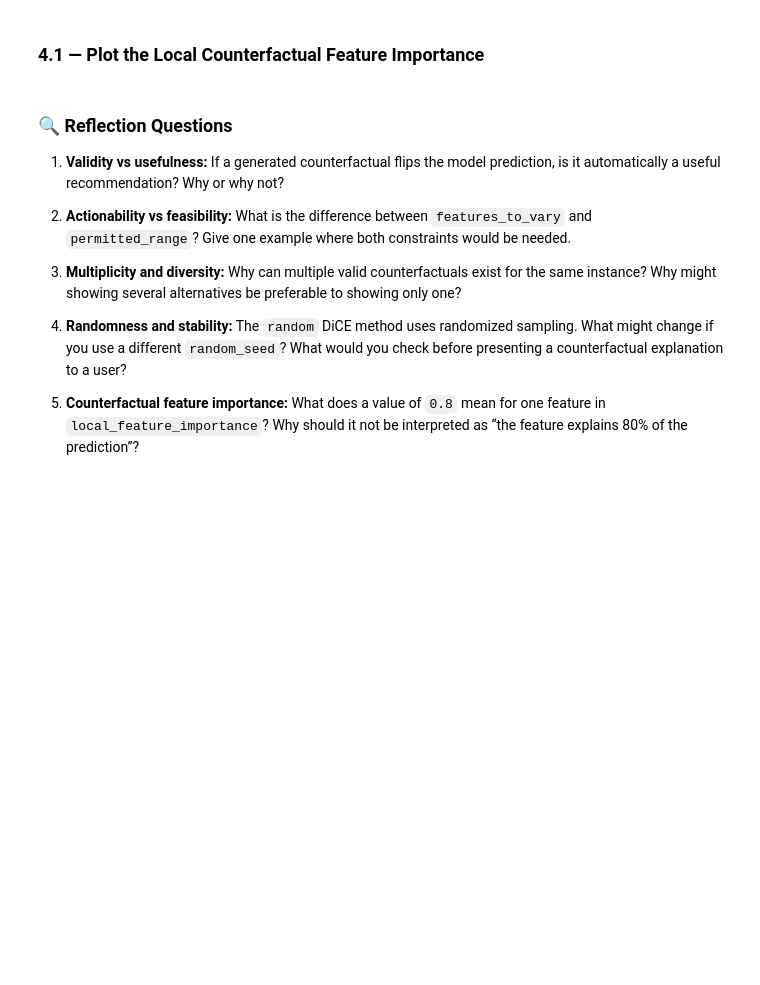
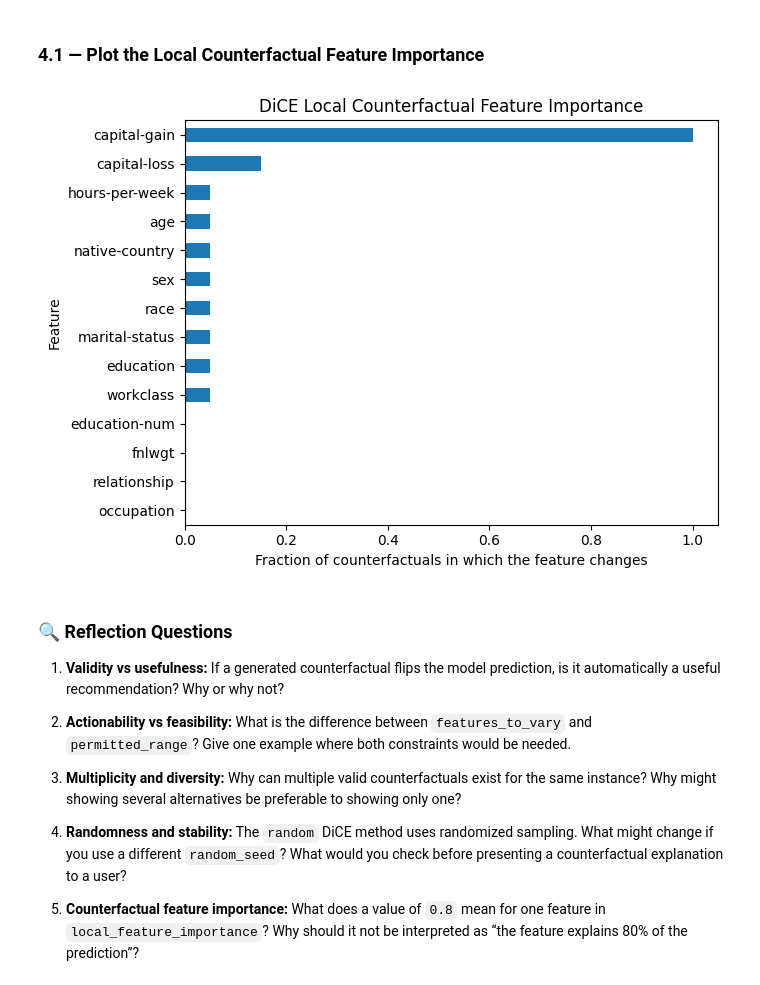
Before and after one commit to Arthvrr/Explanaible-AI-Labs, a Jupyter notebook: Lab 3/Lab3b_Counterfactuals.ipynb, the cells around one changed output. Drawn from its saved outputs; the diff is of its cells as text; code cells hidden in the pictures; blank space fills up the shorter version.

```diff
--- a/Lab 3/Lab3b_Counterfactuals.ipynb
+++ b/Lab 3/Lab3b_Counterfactuals.ipynb
@@ -194,7 +198,17 @@ We use `method="random"`, which generates candidates through model-agnostic rand
 # 2. Build dice_ml.Data using numerical as continuous_features.
 # 3. Wrap clf with dice_ml.Model(..., backend='sklearn').
 # 4. Create dice_ml.Dice(..., method='random').
+df_data = X_train.copy()
+df_data[target_class] = y_train
 
+d = dice_ml.Data(
+    dataframe=df_data, #dataframe utilisé
+    continuous_features=numerical, #listes des variables numériques
+    outcome_name=target_class #nom de la colonne cible
+)
+
+m = dice_ml.Model(model=clf,backend='sklearn') #modèle entrainé (ici clf plus haut) et la technologie utilisée pour créer le modèle (ici sklearn)
+dice_alg = dice_ml.Dice(d, m, method='random') #(data,model dice,méthode de génération par échantillonnage aléatoire)
 
 #### END CODE HERE ####
 # %% [markdown]
@@ -219,5 +233,15 @@ We start with one observation from the test set and ask DiCE to generate alterna
 # 3. Print the class and a class->probability dictionary.
 # 4. Display query_instance.
 
+query_instance = X_test.iloc[[0]].copy()
+print(query_instance)
+#il faut utiliser iloc[[0]] et non iloc[0] car on veut un DataFrame en 1 ligne (iloc[0] = retourne une Series)
+
+original_prediction = clf.predict(query_instance)[0]
+original_probabilities = clf.predict_proba(query_instance)[0]
+
+print("Original Predicition",original_prediction)
+print("Original Probabilities",dict(zip(clf.classes_,original_probabilities)))
+query_instance
 
 #### END CODE HERE ####
@@ -308,6 +422,21 @@ DiCE requires at least **10 counterfactuals per query instance** when computing
 # 2. Compute dice_alg.local_feature_importance using those precomputed CFs.
 # 3. Convert the first local_importance dictionary to a pandas Series.
 # 4. Sort the Series in descending order and display it.
+dice_for_importance = dice_alg.generate_counterfactuals(
+    query_instance,
+    total_CFs=20,
+    desired_class='opposite',
+    verbose=False,
+    random_seed=7
+)
+
+importance_exp = dice_alg.local_feature_importance(
+    query_instance, ##objectif est de mesurer la fréquence à laquelle chaque caractéristique change parmi les counterfactuals générées.
+    cf_examples_list=dice_for_importance.cf_examples_list
+)
+
+local_importance = pd.Series(importance_exp.local_importance[0]).sort_values(ascending=False) #conversion en panda series
+local_importance
 
 
 #### END CODE HERE ####
@@ -316,11 +461,17 @@ DiCE requires at least **10 counterfactuals per query instance** when computing
 # %%
 #### START CODE HERE (~7 lines) ####
 # TODO: create a horizontal bar chart of local_importance.
 # Label the x-axis as the fraction of counterfactuals in which the feature changes.
 # Add a y-label, title, tight_layout(), and show the plot.
-
-
+local_importance.sort_values().plot.barh(figsize=(7, 5))
+plt.xlabel('Fraction of counterfactuals in which the feature changes')
+plt.ylabel('Feature')
+plt.title('DiCE Local Counterfactual Feature Importance')
+plt.tight_layout()
+plt.show()
 #### END CODE HERE ####
+# %% [output]
+[figure, added]
 # %% [markdown]
 ### 🔍 Reflection Questions
 
```
Also changed, not shown: parts of 11 cells of this notebook.
